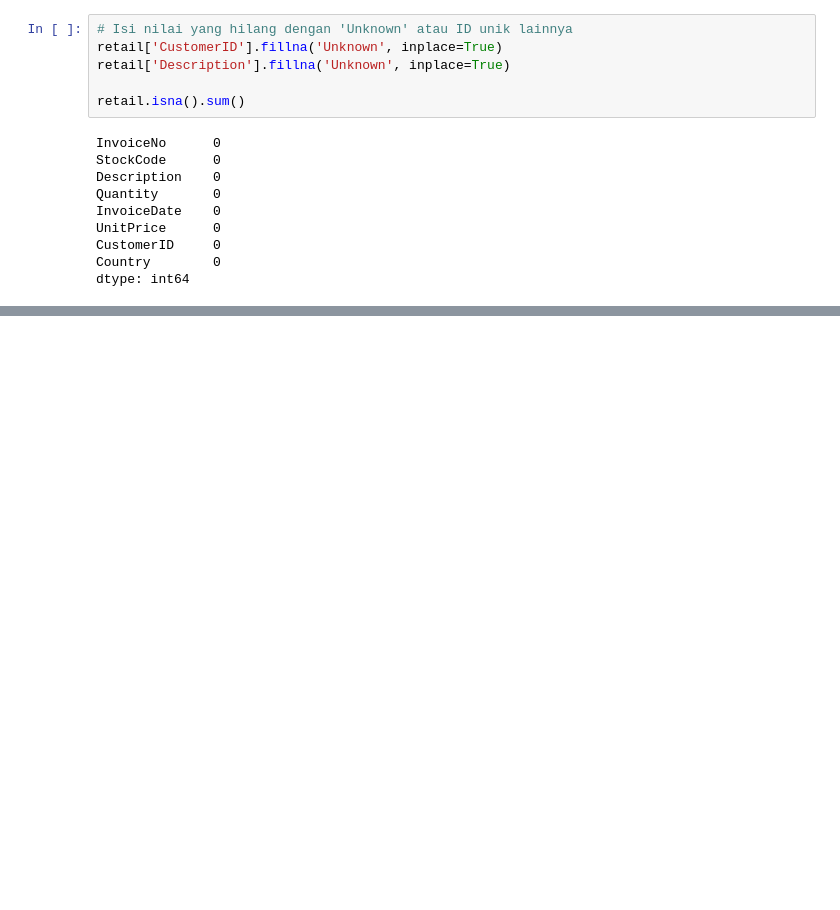
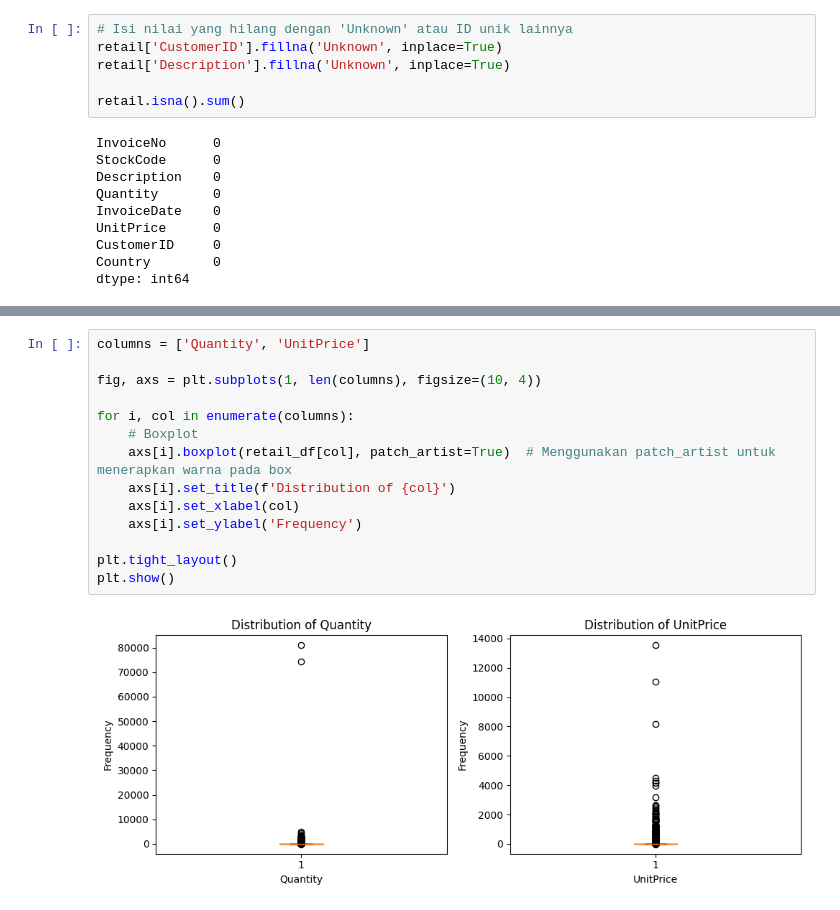
Before and after one commit to sandys-ss/cohort-analysis, a Jupyter notebook: cohort.ipynb, the cells around one changed output, grey strips where cells are left out. Saved outputs shown, nothing was run; the diff lists cells and outputs as text; blank space fills up the shorter version.

```diff
--- a/cohort.ipynb
+++ b/cohort.ipynb
@@ -126,0 +232,16 @@ dtype: int64
+# %%
+columns = ['Quantity', 'UnitPrice']
+
+fig, axs = plt.subplots(1, len(columns), figsize=(10, 4))
+
+for i, col in enumerate(columns):
+    # Boxplot
+    axs[i].boxplot(retail_df[col], patch_artist=True)  # Menggunakan patch_artist untuk menerapkan warna pada box
+    axs[i].set_title(f'Distribution of {col}')
+    axs[i].set_xlabel(col)
+    axs[i].set_ylabel('Frequency')
+
+plt.tight_layout()
+plt.show()
+# %% [output]
+[figure, added]
```
Also changed, not shown: parts of 13 cells of this notebook.
